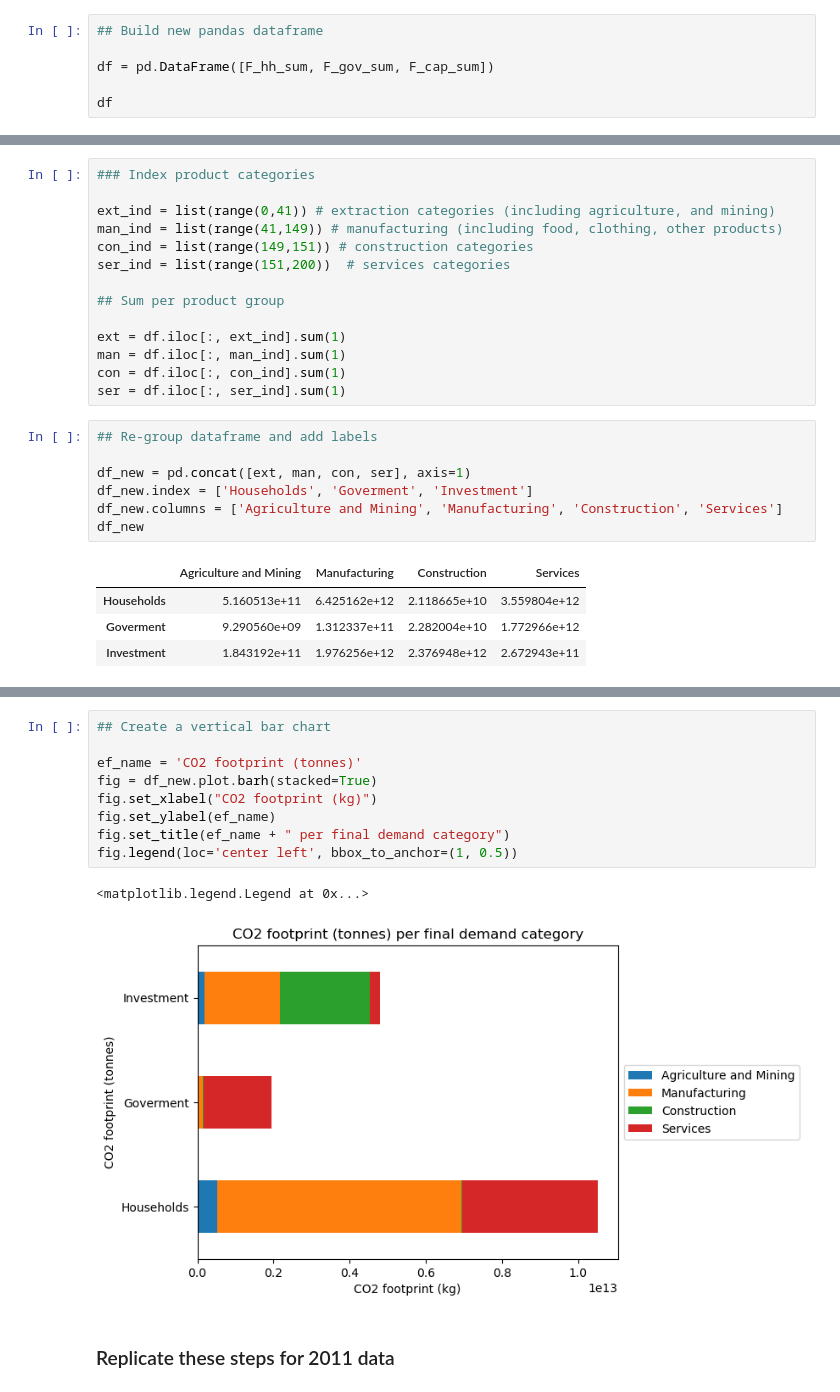
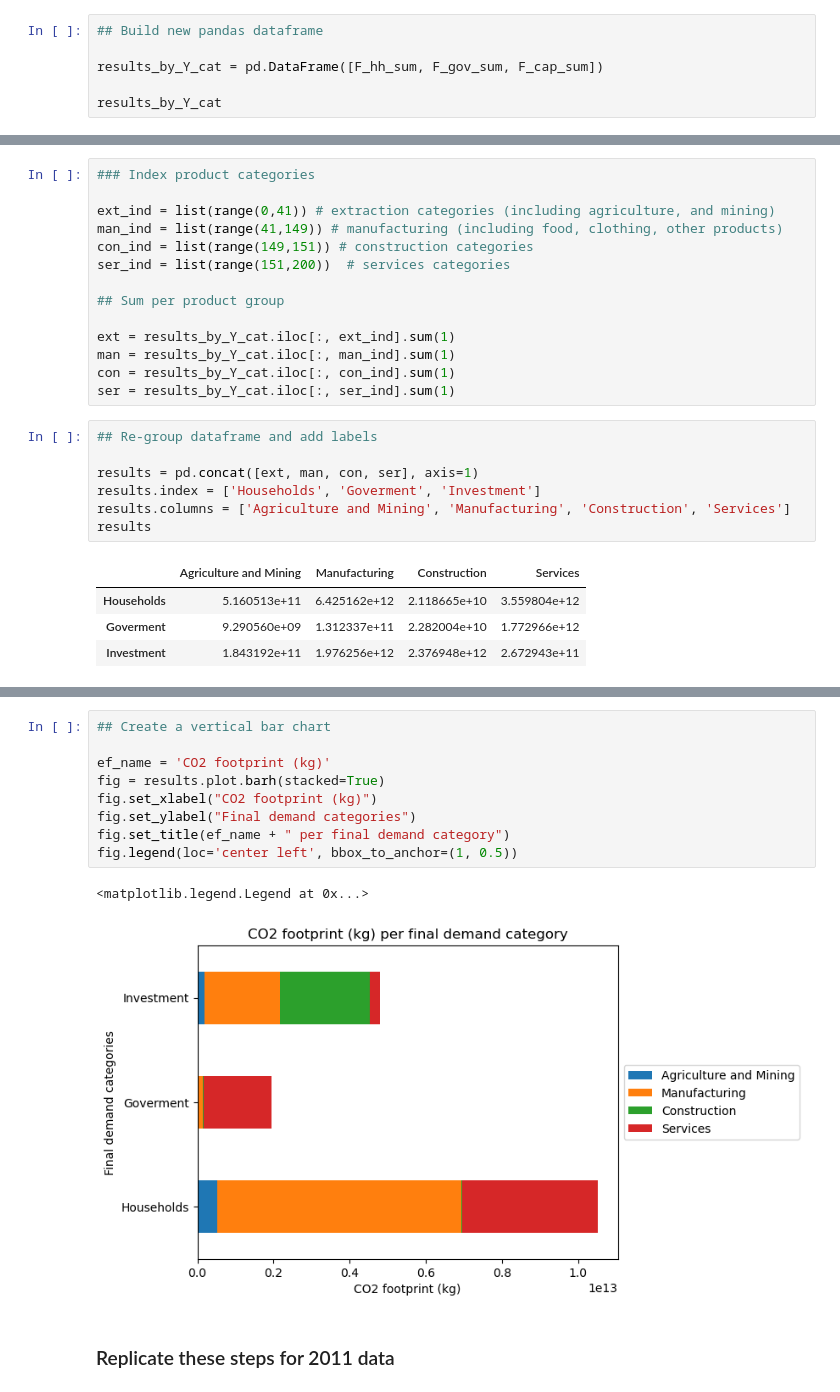
Before and after one commit to CMLPlatform/advanced_EEIO_course_student_version, a Jupyter notebook: MRIO_seminal_works/MRIO_seminal_works.ipynb, the cells around one changed output, grey strips where cells are left out. Saved outputs shown, nothing was run; the diff lists cells and outputs as text.

```diff
--- a/MRIO_seminal_works/MRIO_seminal_works.ipynb
+++ b/MRIO_seminal_works/MRIO_seminal_works.ipynb
@@ -148,9 +171,9 @@ F_hh.shape
 # %%
 ## Build new pandas dataframe
 
-df = pd.DataFrame([F_hh_sum, F_gov_sum, F_cap_sum])
+results_by_Y_cat = pd.DataFrame([F_hh_sum, F_gov_sum, F_cap_sum])
 
-df
+results_by_Y_cat
 # %% [output]
 |  | 0 | 1 | 2 | 3 | 4 | 5 | 6 | 7 | 8 | 9 | ... | ... |
 | 0 | 7.868416e+09 | 3.157050e+10 | 2.771524e+10 | 2.163002e+11 | 5.824129e+09 | 1.139719e+06 | 1.539259e+09 | 4.272506e+10 | 3.153633e+08 | 5.821628e+06 | ... | ... |
@@ -174,17 +197,17 @@ ser_ind = list(range(151,200))  # services categories
 
 ## Sum per product group
 
-ext = df.iloc[:, ext_ind].sum(1)
-man = df.iloc[:, man_ind].sum(1)
-con = df.iloc[:, con_ind].sum(1)
-ser = df.iloc[:, ser_ind].sum(1)
+ext = results_by_Y_cat.iloc[:, ext_ind].sum(1)
+man = results_by_Y_cat.iloc[:, man_ind].sum(1)
+con = results_by_Y_cat.iloc[:, con_ind].sum(1)
+ser = results_by_Y_cat.iloc[:, ser_ind].sum(1)
 # %%
 ## Re-group dataframe and add labels
 
-df_new = pd.concat([ext, man, con, ser], axis=1)
-df_new.index = ['Households', 'Goverment', 'Investment']
-df_new.columns = ['Agriculture and Mining', 'Manufacturing', 'Construction', 'Services']
-df_new
+results = pd.concat([ext, man, con, ser], axis=1)
+results.index = ['Households', 'Goverment', 'Investment']
+results.columns = ['Agriculture and Mining', 'Manufacturing', 'Construction', 'Services']
+results
 # %% [output]
 |  | Agriculture and Mining | Manufacturing | Construction | Services |
 | Households | 5.160513e+11 | 6.425162e+12 | 2.118665e+10 | 3.559804e+12 |
@@ -199,15 +222,15 @@ df_new.plot.barh(stacked=True)
 # %%
 ## Create a vertical bar chart
 
-ef_name = 'CO2 footprint (tonnes)'
-fig = df_new.plot.barh(stacked=True)
+ef_name = 'CO2 footprint (kg)'
+fig = results.plot.barh(stacked=True)
 fig.set_xlabel("CO2 footprint (kg)")
-fig.set_ylabel(ef_name)
+fig.set_ylabel("Final demand categories")
 fig.set_title(ef_name + " per final demand category")
 fig.legend(loc='center left', bbox_to_anchor=(1, 0.5))
 # %% [output]
 <matplotlib.legend.Legend at 0x...>
-[figure, old version]
+[figure, new version]
 # %% [markdown]
 ### Replicate these steps for 2011 data
 # %% [markdown]
```
Also changed, not shown: parts of 4 cells of this notebook, 1 other file.
